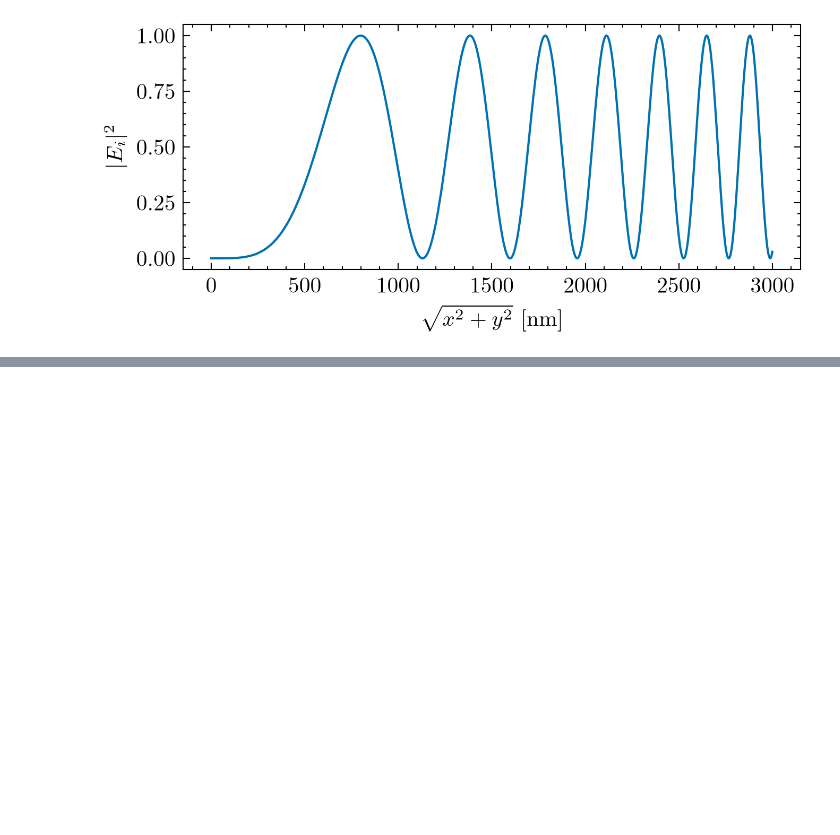
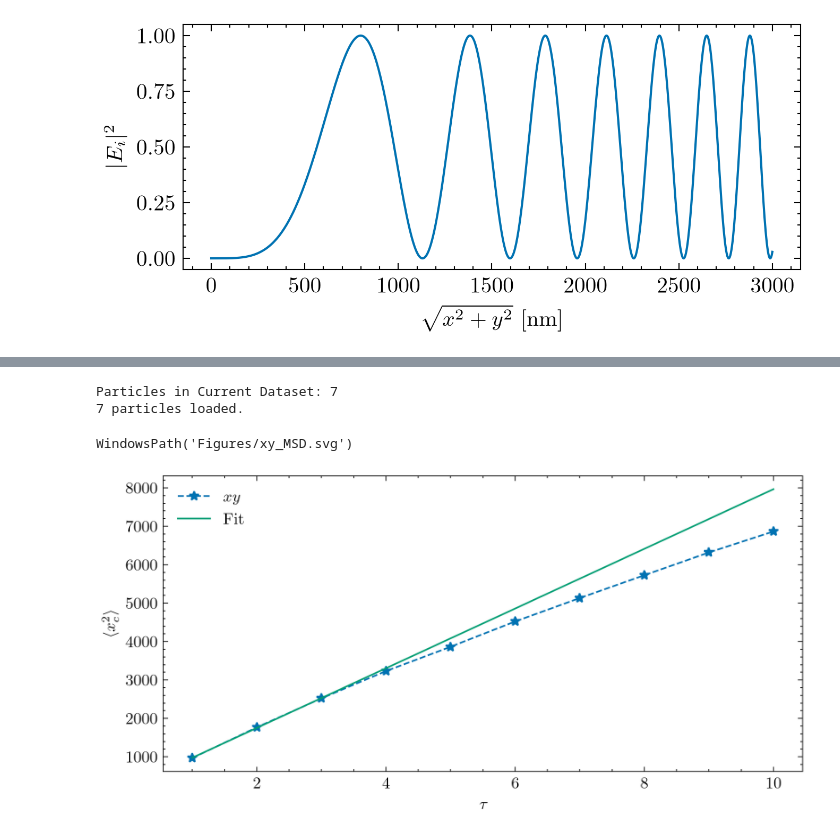
Before and after one commit to sinuose/mj_MASc_2026, a Jupyter notebook: Python/figures_all.ipynb, the cells around one changed output, grey strips where cells are left out. Drawn from its saved outputs; the diff is of its cells as text; code cells hidden in the pictures; blank space fills up the shorter version.

```diff
--- a/Python/figures_all.ipynb
+++ b/Python/figures_all.ipynb
@@ -72,0 +607,60 @@ WindowsPath('Figures/NewtonRings.svg')
+# %%
+PS_PBS1_GLY45p_225nm   = LoadDataset(r"Z:\Data\Martin\Odin_PlanarConfinement_iScat\FinalFigures\PS100_PBS_1_GLY_75p\ClicOnLeft2\ClicOnLeft2radial_int_50_to_359ws_8_we_26maxstep5nm_PythonAnalysis.h5")
+panel_a_datasets = [PS_PBS1_GLY45p_225nm]#, PS_PBS1_GLY45p_300nm]
+
+# loop over each dataset
+x_trajectories = []
+y_trajectories = []
+z_trajectories = []
+
+for dataset in panel_a_datasets:
+    temp = []
+    #bins = []
+    # loop over all particles in the set
+    for PID in dataset:
+        x_trajectories.append(np.array(PID.traj_x))
+        y_trajectories.append(np.array(PID.traj_y))
+        z_trajectories.append(np.array(PID.traj_z))
+
+
+print(f'{len(x_trajectories)} particles loaded.')
+
+from hdr.transverse_estimation import getMeanSquaredDisplacement
+
+def GetStuffFast(index):
+    # assemble trajectory vectors
+    xy_traj = np.array([x_trajectories[index], y_trajectories[index]]) * 1/(10**(-9))         # nm
+    z_traj =  np.reshape(np.array([z_trajectories[index]]), (1, len(z_trajectories[index])))  # nm
+
+    return xy_traj, z_traj
+
+index = 0
+# assemble trajectory vectors
+xy_traj = np.array([x_trajectories[index], y_trajectories[index]]) * 1/(10**(-9))         # nm
+z_traj =  np.reshape(np.array([z_trajectories[index]]), (1, len(z_trajectories[index])))  # nm
+
+# Calculate the MSD
+
+t_MSD, t_lag, t_ndim = getMeanSquaredDisplacement(xy_traj)
+z_MSD, z_lag, z_ndim = getMeanSquaredDisplacement(z_traj)
+# %% [output]
+Particles in Current Dataset: 7
+7 particles loaded.
+# %%
+def linear(x, D, b):
+    return D * x + b
+
+param, cov = curve_fit(linear, t_lag[:3], t_MSD[:3])
+
+fig = plt.figure()
+ax = fig.add_subplot(111)
+ax.plot(t_lag[:10], t_MSD[:10], marker='*', linestyle='dashed', label=r"$xy$")
+ax.plot(t_lag[:10], linear(t_lag[:10], *param), label=r"Fit")
+#plt.plot(z_lag[:100], z_MSD[:100], marker='*', linestyle='dashed', label=r"$z$")
+ax.legend()
+ax.set_xlabel(r'$\tau$')
+ax.set_ylabel(r'$\langle x^2 _c\rangle$')
+save_fig(fig, "Figures/xy_MSD.svg")
+# %% [output]
+WindowsPath('Figures/xy_MSD.svg')
+[figure, added]
```
Also changed, not shown: parts of 7 cells of this notebook.
